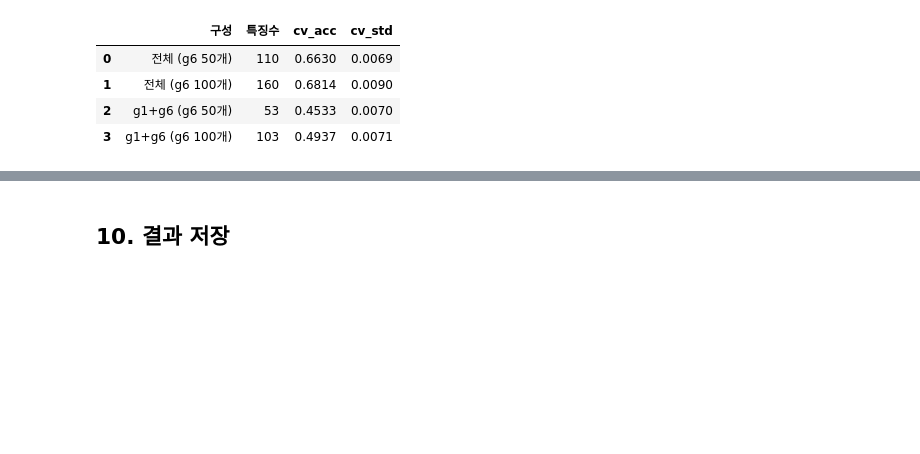
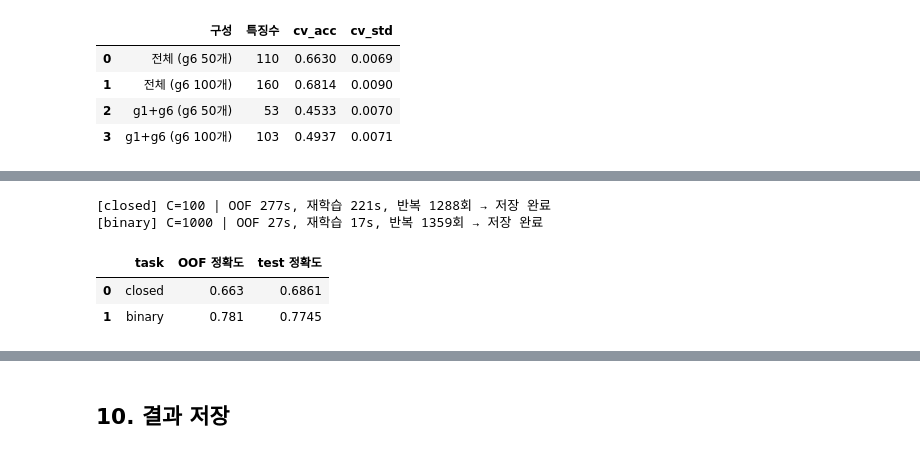
Before and after one commit to EWHA-MLB/website-fingerprinting, a Jupyter notebook: models/logistic_regression/01_lr_main.ipynb, the cells around one changed output, grey strips where cells are left out. Cells and saved outputs as stored; diff of their text form; code cells hidden in the pictures; blank space fills up the shorter version.

```diff
--- a/models/logistic_regression/01_lr_main.ipynb
+++ b/models/logistic_regression/01_lr_main.ipynb
@@ -827,0 +896,57 @@ g6res.to_csv(os.path.join(RESULT_DIR, "lr_g6_resolution.csv"), index=False)
+# %%
+def prob_paths(task):
+    return (os.path.join(RESULT_DIR, f"lr_oof_{task}.csv"),
+            os.path.join(RESULT_DIR, f"lr_test_proba_{task}.csv"))
+
+def oof_and_test(task):
+    p_oof, p_te = prob_paths(task)
+    if SKIP_IF_EXISTS and os.path.exists(p_oof) and os.path.exists(p_te):
+        print(f"[{task}] 이미 저장된 파일 사용 (다시 계산하려면 SKIP_IF_EXISTS = False)")
+        return pd.read_csv(p_oof), pd.read_csv(p_te)
+
+    tr, te = task_frames(task)
+    fold = folds[folds.task == task].set_index("record_id").fold.loc[tr.record_id].to_numpy()
+    splits = [(np.where(fold != k)[0], np.where(fold == k)[0]) for k in range(5)]
+    model = make_lr_prob(LR_C[task])
+
+    t0 = time.time()
+    oof = cross_val_predict(model, tr[FEATS], tr.y, cv=splits, method="predict_proba", n_jobs=N_JOBS)
+    t_oof = time.time() - t0
+    t0 = time.time(); model.fit(tr[FEATS], tr.y); t_fit = time.time() - t0
+    te_p = model.predict_proba(te[FEATS])
+
+    cols = [f"p_{c}" for c in model.classes_]
+    out_oof = pd.concat([tr[["record_id", "y"]].assign(fold=fold), pd.DataFrame(oof, columns=cols)], axis=1)
+    out_te  = pd.concat([te[["record_id", "y"]], pd.DataFrame(te_p, columns=cols)], axis=1)
+    out_oof.to_csv(p_oof, index=False)
+    out_te.to_csv(p_te, index=False)
+
+    n_iter = int(np.max(model[-1].n_iter_))
+    print(f"[{task}] C={LR_C[task]} | OOF {t_oof:.0f}s, 재학습 {t_fit:.0f}s, 반복 {n_iter}회 → 저장 완료")
+    if n_iter >= MAX_ITER_PROB:
+        print(f"  ⚠️ 반복 한도({MAX_ITER_PROB})에 도달 — MAX_ITER_PROB를 늘려 다시 실행")
+    return out_oof, out_te
+
+def prob_summary(task, oof, te):
+    cols = [c for c in oof.columns if c.startswith("p_")]
+    classes = np.array([int(c[2:]) for c in cols])
+    row = {"task": task}
+    for name, d in (("OOF", oof), ("test", te)):
+        pred = classes[d[cols].to_numpy().argmax(1)]
+        y = d.y.to_numpy()
+        row[f"{name} 정확도"] = (pred == y).mean()
+        if task == "multi":
+            is_mon = y >= 0
+            row[f"{name} mon 사이트 정답"] = (pred[is_mon] == y[is_mon]).mean()
+    return row
+
+PROB = {}
+for task in ("closed", "binary"):
+    PROB[task] = oof_and_test(task)
+display(pd.DataFrame([prob_summary(t, *PROB[t]) for t in PROB]).round(4))
+# %% [output]
+[closed] C=100 | OOF 277s, 재학습 221s, 반복 1288회 → 저장 완료
+[binary] C=1000 | OOF 27s, 재학습 17s, 반복 1359회 → 저장 완료
+|  | task | OOF 정확도 | test 정확도 |
+| 0 | closed | 0.663 | 0.6861 |
+| 1 | binary | 0.781 | 0.7745 |
```
Also changed, not shown: parts of 9 cells of this notebook, 1 other file.
